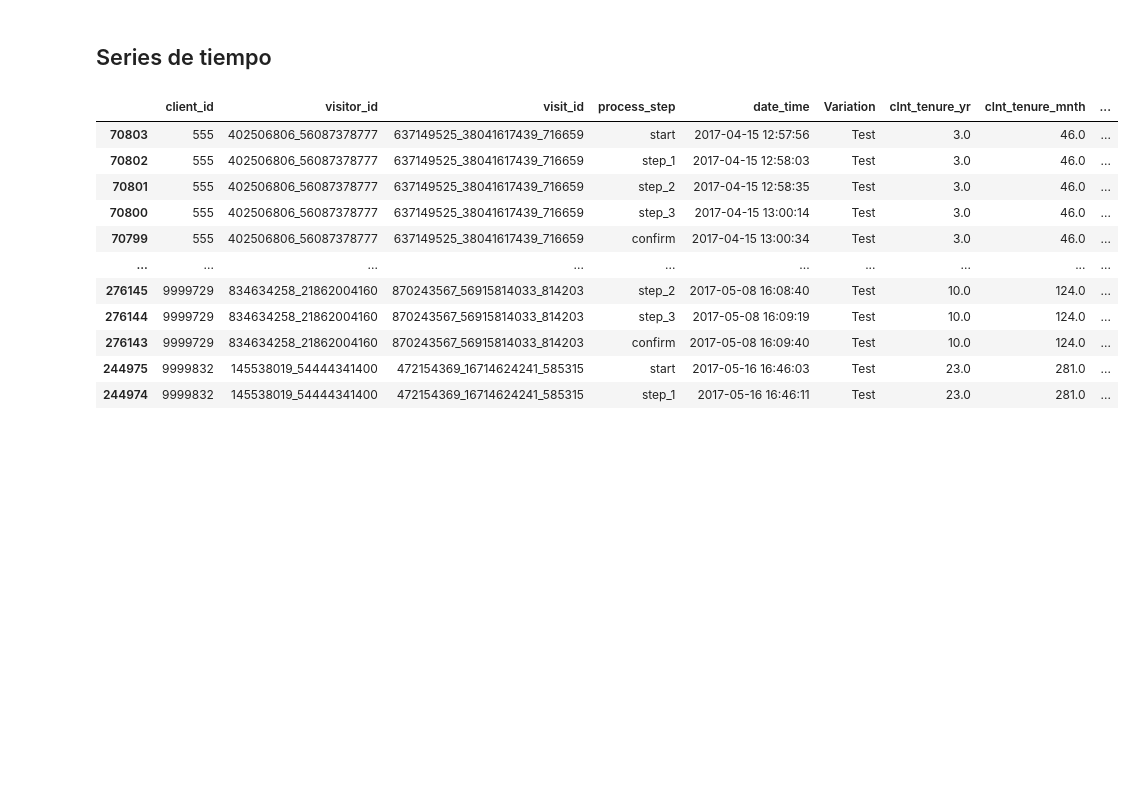
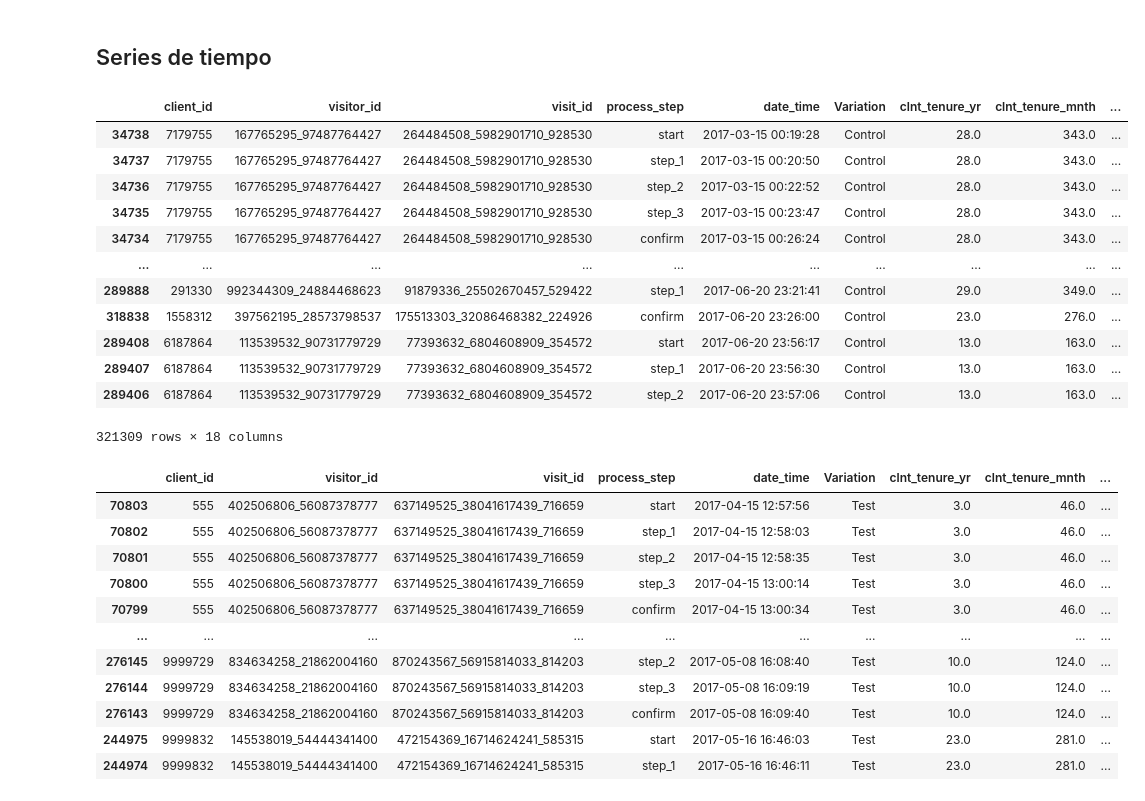
Before and after one commit to adrianbenitezrueda/ih-sp-ab-testing, a Jupyter notebook: data.ipynb, the cells around one changed output. Saved outputs shown, nothing was run; the diff lists cells and outputs as text; code cells hidden in the pictures; blank space fills up the shorter version.

```diff
--- a/data.ipynb
+++ b/data.ipynb
@@ -611,9 +611,24 @@ Name: process_step, Length: 158, dtype: float64
 # %%
 # fecha_hora
 df_wd_client_data['date_time'] = pd.to_datetime(df_wd_client_data['date_time'])
 
 # DataFrame by date_time (series de tiempo)
 df_time = df_wd_client_data.sort_values(by='date_time')
+df_time
+# %% [output]
+|  | client_id | visitor_id | visit_id | process_step | date_time | Variation | clnt_tenure_yr | clnt_tenure_mnth | ... |
+| 34738 | 7179755 | 167765295_97487764427 | 264484508_5982901710_928530 | start | 2017-03-15 00:19:28 | Control | 28.0 | 343.0 | ... |
+| 34737 | 7179755 | 167765295_97487764427 | 264484508_5982901710_928530 | step_1 | 2017-03-15 00:20:50 | Control | 28.0 | 343.0 | ... |
+| 34736 | 7179755 | 167765295_97487764427 | 264484508_5982901710_928530 | step_2 | 2017-03-15 00:22:52 | Control | 28.0 | 343.0 | ... |
+| 34735 | 7179755 | 167765295_97487764427 | 264484508_5982901710_928530 | step_3 | 2017-03-15 00:23:47 | Control | 28.0 | 343.0 | ... |
+| 34734 | 7179755 | 167765295_97487764427 | 264484508_5982901710_928530 | confirm | 2017-03-15 00:26:24 | Control | 28.0 | 343.0 | ... |
+| ... | ... | ... | ... | ... | ... | ... | ... | ... | ... |
+| 289888 | 291330 | 992344309_24884468623 | 91879336_25502670457_529422 | step_1 | 2017-06-20 23:21:41 | Control | 29.0 | 349.0 | ... |
+| 318838 | 1558312 | 397562195_28573798537 | 175513303_32086468382_224926 | confirm | 2017-06-20 23:26:00 | Control | 23.0 | 276.0 | ... |
+| 289408 | 6187864 | 113539532_90731779729 | 77393632_6804608909_354572 | start | 2017-06-20 23:56:17 | Control | 13.0 | 163.0 | ... |
+| 289407 | 6187864 | 113539532_90731779729 | 77393632_6804608909_354572 | step_1 | 2017-06-20 23:56:30 | Control | 13.0 | 163.0 | ... |
+| 289406 | 6187864 | 113539532_90731779729 | 77393632_6804608909_354572 | step_2 | 2017-06-20 23:57:06 | Control | 13.0 | 163.0 | ... |
+321309 rows × 18 columns
 # %%
 # fecha_hora y cliente
 df_time_client = df_wd_client_data.sort_values(by=['client_id', 'date_time'])
```
Also changed, not shown: parts of 27 cells of this notebook.
